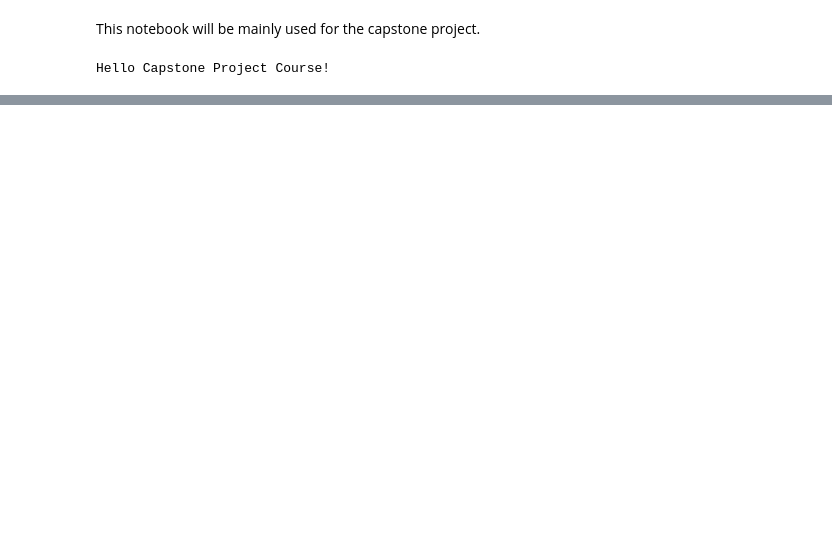
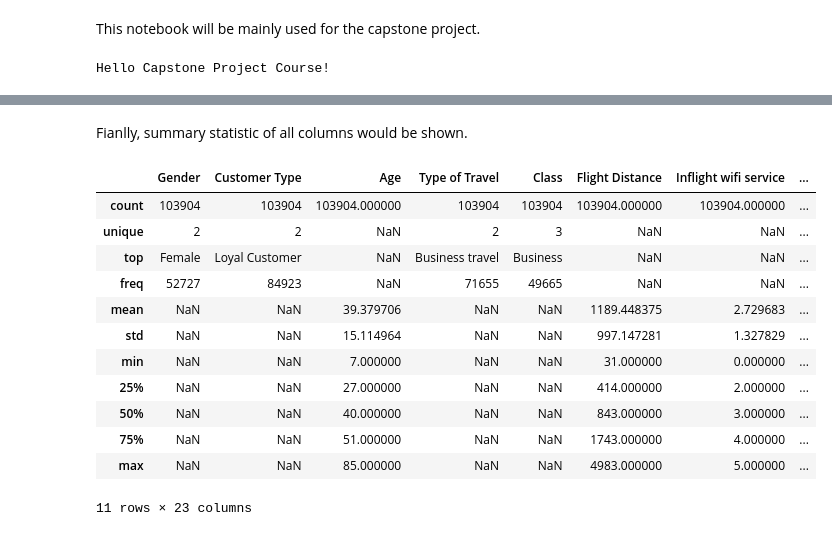
Before and after one commit to timsiu424/Coursera_Capstone, a Jupyter notebook: Capstone Project.ipynb, the cells around one changed output, grey strips where cells are left out. Saved outputs shown, nothing was run; the diff lists cells and outputs as text; code cells hidden in the pictures; blank space fills up the shorter version.

```diff
--- a/Capstone Project.ipynb
+++ b/Capstone Project.ipynb
@@ -18,0 +23,2 @@ Regarding the dataset, there are about 104,000 and 26,000 records in the trainin
+# %%
+df = pd.read_csv("train.csv", index_col = 0)
@@ -18,0 +66,18 @@ Regarding the dataset, there are about 104,000 and 26,000 records in the trainin
+# %% [markdown]
+Fianlly, summary statistic of all columns would be shown.
+# %%
+df.describe(include = "all")
+# %% [output]
+|  | Gender | Customer Type | Age | Type of Travel | Class | Flight Distance | Inflight wifi service | ... |
+| count | 103904 | 103904 | 103904.000000 | 103904 | 103904 | 103904.000000 | 103904.000000 | ... |
+| unique | 2 | 2 | NaN | 2 | 3 | NaN | NaN | ... |
+| top | Female | Loyal Customer | NaN | Business travel | Business | NaN | NaN | ... |
+| freq | 52727 | 84923 | NaN | 71655 | 49665 | NaN | NaN | ... |
+| mean | NaN | NaN | 39.379706 | NaN | NaN | 1189.448375 | 2.729683 | ... |
+| std | NaN | NaN | 15.114964 | NaN | NaN | 997.147281 | 1.327829 | ... |
+| min | NaN | NaN | 7.000000 | NaN | NaN | 31.000000 | 0.000000 | ... |
+| 25% | NaN | NaN | 27.000000 | NaN | NaN | 414.000000 | 2.000000 | ... |
+| 50% | NaN | NaN | 40.000000 | NaN | NaN | 843.000000 | 3.000000 | ... |
+| 75% | NaN | NaN | 51.000000 | NaN | NaN | 1743.000000 | 4.000000 | ... |
+| max | NaN | NaN | 85.000000 | NaN | NaN | 4983.000000 | 5.000000 | ... |
+11 rows × 23 columns
```
Also changed, not shown: parts of 40 cells of this notebook, 2 other files.
